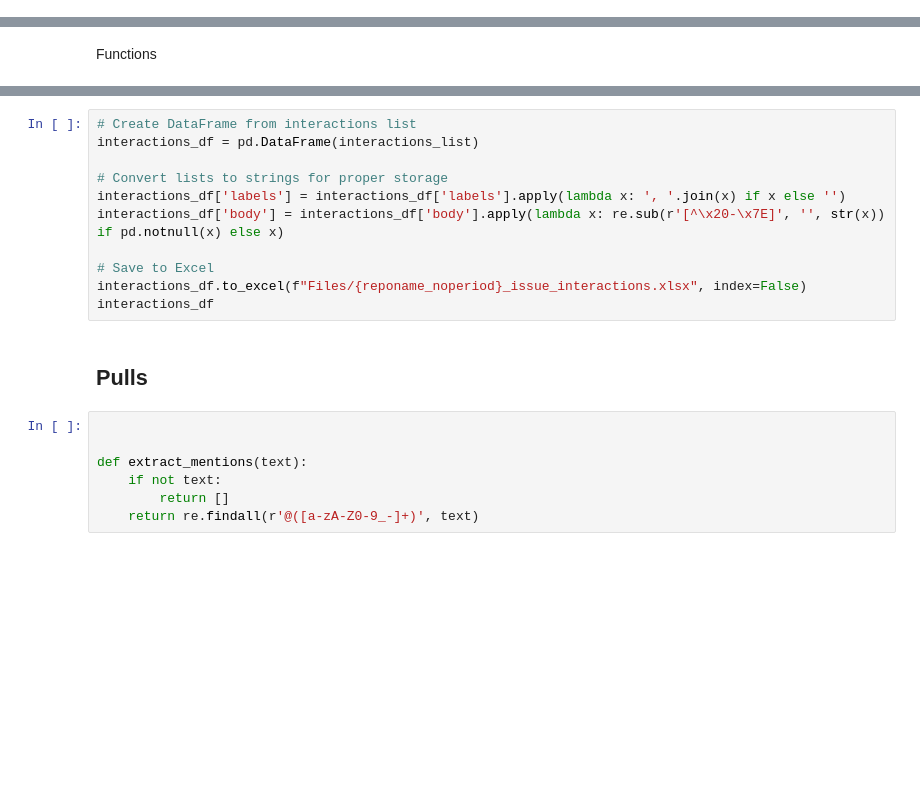
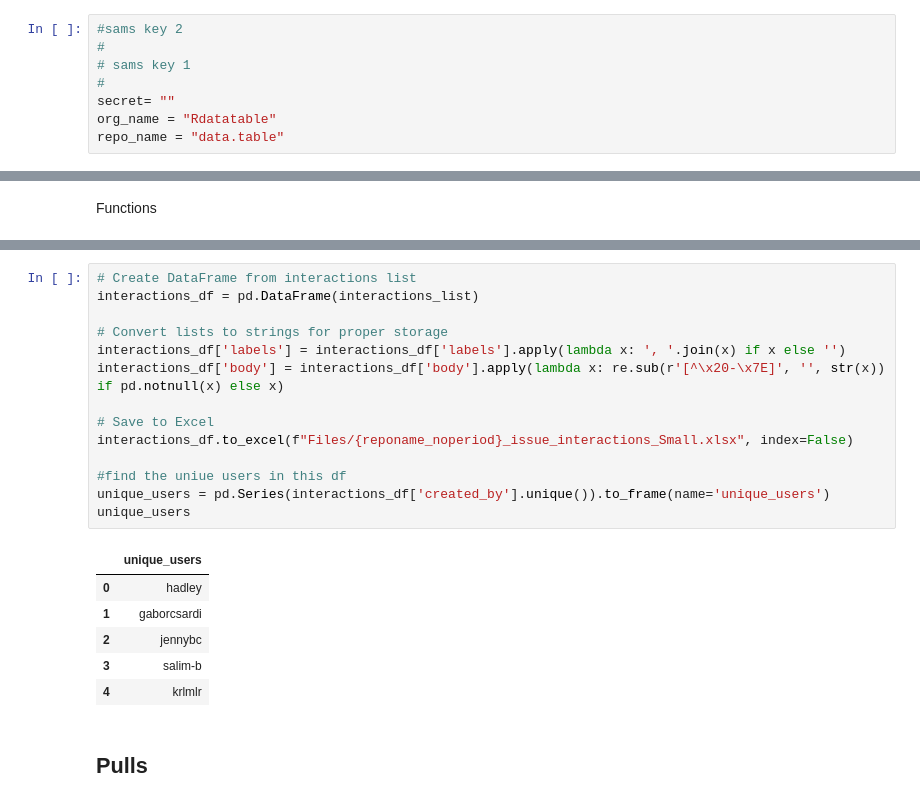
Before and after one commit to Coupur/Cs-497-Distrack, a Jupyter notebook: DataExtraction.ipynb, the cells around one changed output, grey strips where cells are left out. Cells and saved outputs as stored; diff of their text form; blank space fills up the shorter version.

```diff
--- a/DataExtraction.ipynb
+++ b/DataExtraction.ipynb
@@ -15,3 +17,11 @@ from datetime import datetime, timedelta
+# %%
+#sams key 2
+#
+# sams key 1
+#
+secret= ""
+org_name = "Rdatatable"
+repo_name = "data.table"
 # %%
 g = Github(secret)
 org = g.get_organization(org_name)
@@ -244,23 +456,26 @@ KeyboardInterrupt:
 # %%
 # Create DataFrame from interactions list
 interactions_df = pd.DataFrame(interactions_list)
 
 # Convert lists to strings for proper storage
 interactions_df['labels'] = interactions_df['labels'].apply(lambda x: ', '.join(x) if x else '')
 interactions_df['body'] = interactions_df['body'].apply(lambda x: re.sub(r'[^\x20-\x7E]', '', str(x)) if pd.notnull(x) else x)
 
 # Save to Excel
-interactions_df.to_excel(f"Files/{reponame_noperiod}_issue_interactions.xlsx", index=False)
-interactions_df
+interactions_df.to_excel(f"Files/{reponame_noperiod}_issue_interactions_Small.xlsx", index=False)
+
+#find the uniue users in this df
+unique_users = pd.Series(interactions_df['created_by'].unique()).to_frame(name='unique_users')
+unique_users
+# %% [output]
+|  | unique_users |
+| 0 | hadley |
+| 1 | gaborcsardi |
+| 2 | jennybc |
+| 3 | salim-b |
+| 4 | krlmlr |
 # %% [markdown]
 ## Pulls
-# %%
-
-
-def extract_mentions(text):
-    if not text:
-        return []
-    return re.findall(r'@([a-zA-Z0-9_-]+)', text)
 # %%
 try:
     if wait_if_needed(g, threshold=15):
```
Also changed, not shown: parts of 14 cells of this notebook.
